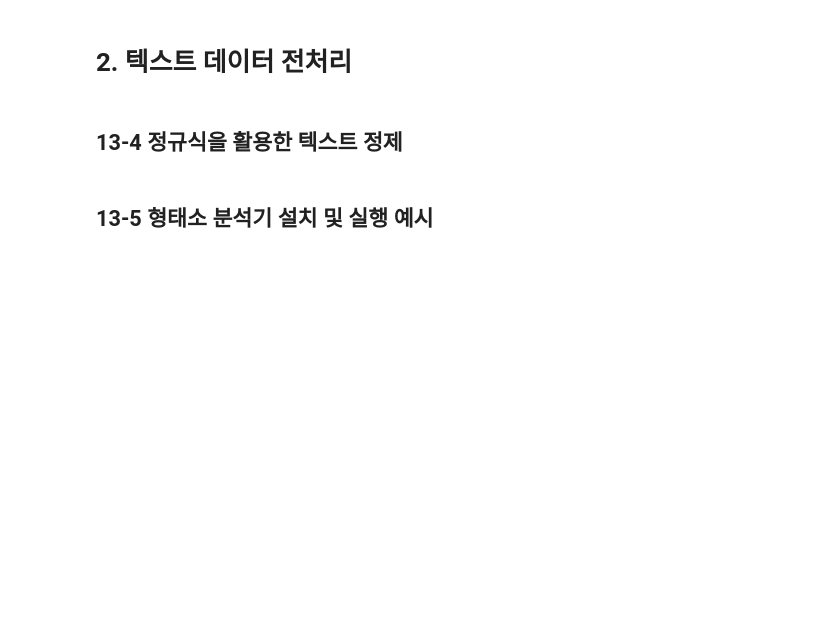
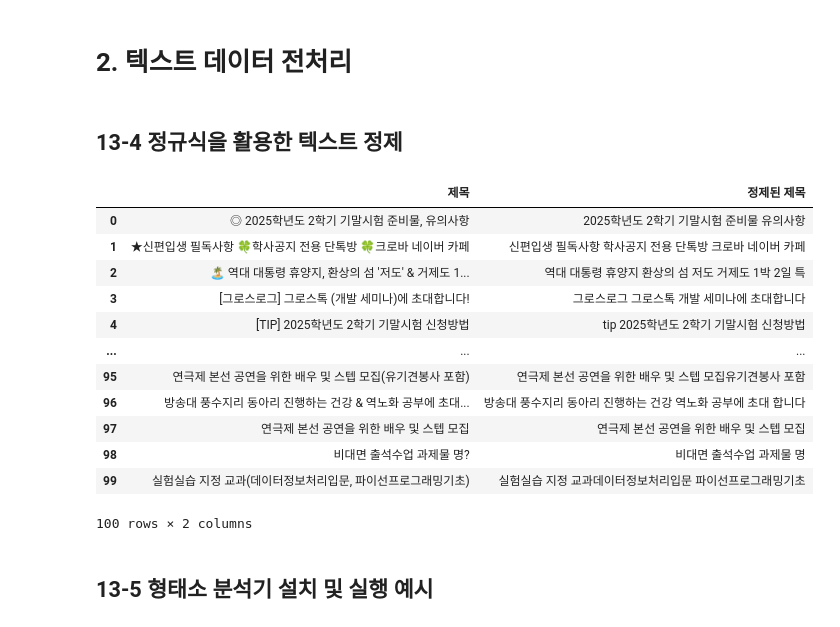
Before and after one commit to syyang-sec/Data-Analysis-with-Open-Source, a Jupyter notebook: 오픈소스_데이터_분석_13강.ipynb, the cells around one changed output. Saved outputs shown, nothing was run; the diff lists cells and outputs as text; code cells hidden in the pictures; blank space fills up the shorter version.

```diff
--- a/오픈소스_데이터_분석_13강.ipynb
+++ b/오픈소스_데이터_분석_13강.ipynb
@@ -234,27 +234,41 @@ cs_df = pd.DataFrame(data = {'제목': board_titles})
 # %%
 import re
 
 ## 텍스트 정제 함수
 def clean_text(text):
     if isinstance(text, str):
        # 특수 문자 제거 regex (영어 소문자, 영어 대문자, 숫자, 한글, 공백글자만 허용)
-
+        text = re.sub(r'[^a-zA-Z0-9가-힣\s]', '', text)
        # HTML 태그 제거 regex
-
+        text = re.sub(r'<[^>]*>', '', text)
        # 소문자로 변환 python 함수
-
-       return text
+        text = text.lower()
+        return text
     else:
         return ""
 
 ## 데이터프레임 정제 함수
 def clean_df(df):
   if not df.empty:
       df['정제된 제목'] = df['제목'].apply(clean_text)
 
 ## cs_df에 정제 함수 적용
 clean_df(cs_df)
 cs_df
+# %% [output]
+|  | 제목 | 정제된 제목 |
+| 0 | ◎ 2025학년도 2학기 기말시험 준비물, 유의사항 | 2025학년도 2학기 기말시험 준비물 유의사항 |
+| 1 | ★신편입생 필독사항 🍀학사공지 전용 단톡방 🍀크로바 네이버 카페 | 신편입생 필독사항 학사공지 전용 단톡방 크로바 네이버 카페 |
+| 2 | 🏝️ 역대 대통령 휴양지, 환상의 섬 '저도' & 거제도 1... | 역대 대통령 휴양지 환상의 섬 저도 거제도 1박 2일 특 |
+| 3 | [그로스로그] 그로스톡 (개발 세미나)에 초대합니다! | 그로스로그 그로스톡 개발 세미나에 초대합니다 |
+| 4 | [TIP] 2025학년도 2학기 기말시험 신청방법 | tip 2025학년도 2학기 기말시험 신청방법 |
+| ... | ... | ... |
+| 95 | 연극제 본선 공연을 위한 배우 및 스텝 모집(유기견봉사 포함) | 연극제 본선 공연을 위한 배우 및 스텝 모집유기견봉사 포함 |
+| 96 | 방송대 풍수지리 동아리 진행하는 건강 & 역노화 공부에 초대... | 방송대 풍수지리 동아리 진행하는 건강 역노화 공부에 초대 합니다 |
+| 97 | 연극제 본선 공연을 위한 배우 및 스텝 모집 | 연극제 본선 공연을 위한 배우 및 스텝 모집 |
+| 98 | 비대면 출석수업 과제물 명? | 비대면 출석수업 과제물 명 |
+| 99 | 실험실습 지정 교과(데이터정보처리입문, 파이선프로그래밍기초) | 실험실습 지정 교과데이터정보처리입문 파이선프로그래밍기초 |
+100 rows × 2 columns
 # %% [markdown]
 ## 13-5 형태소 분석기 설치 및 실행 예시
 # %%
```
Also changed, not shown: parts of 9 cells of this notebook.
